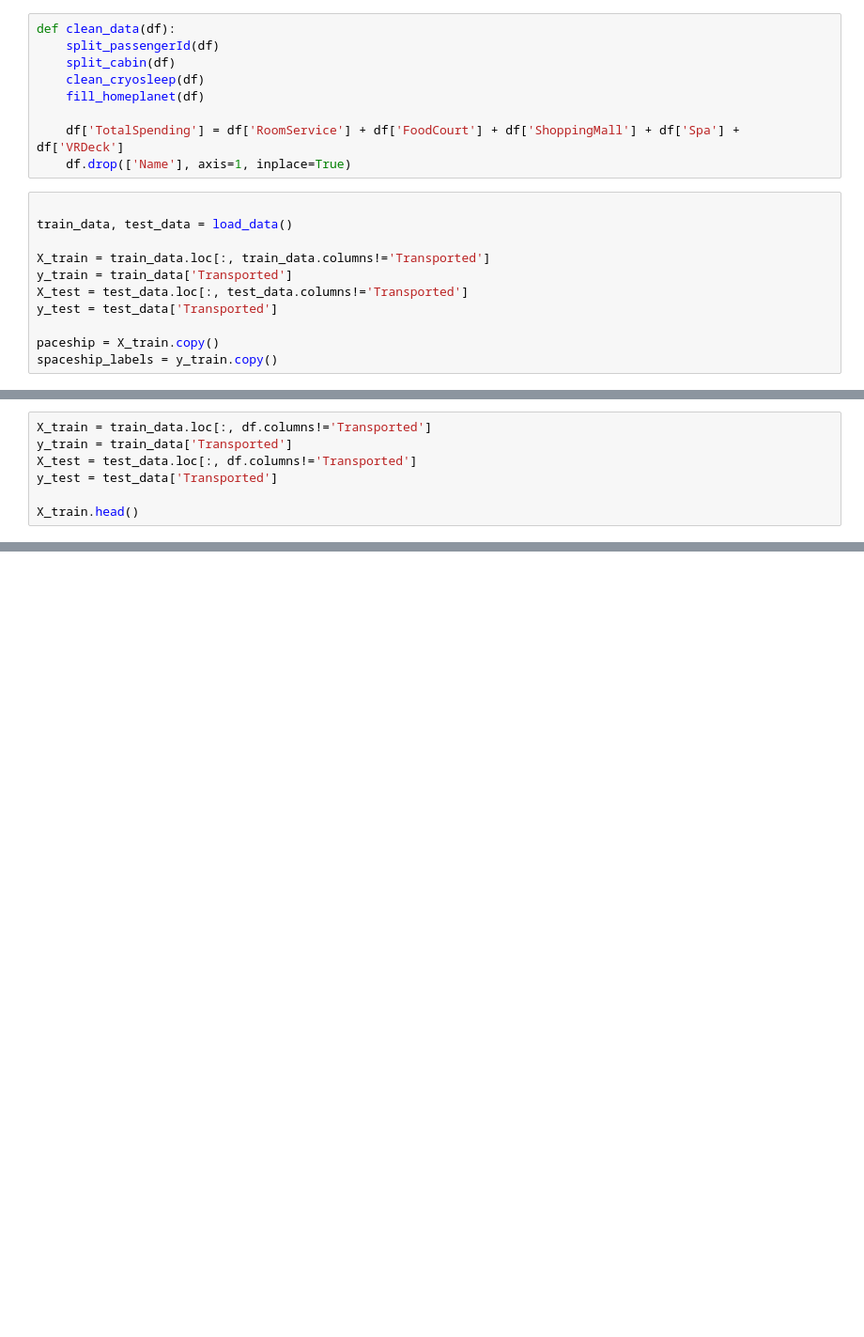
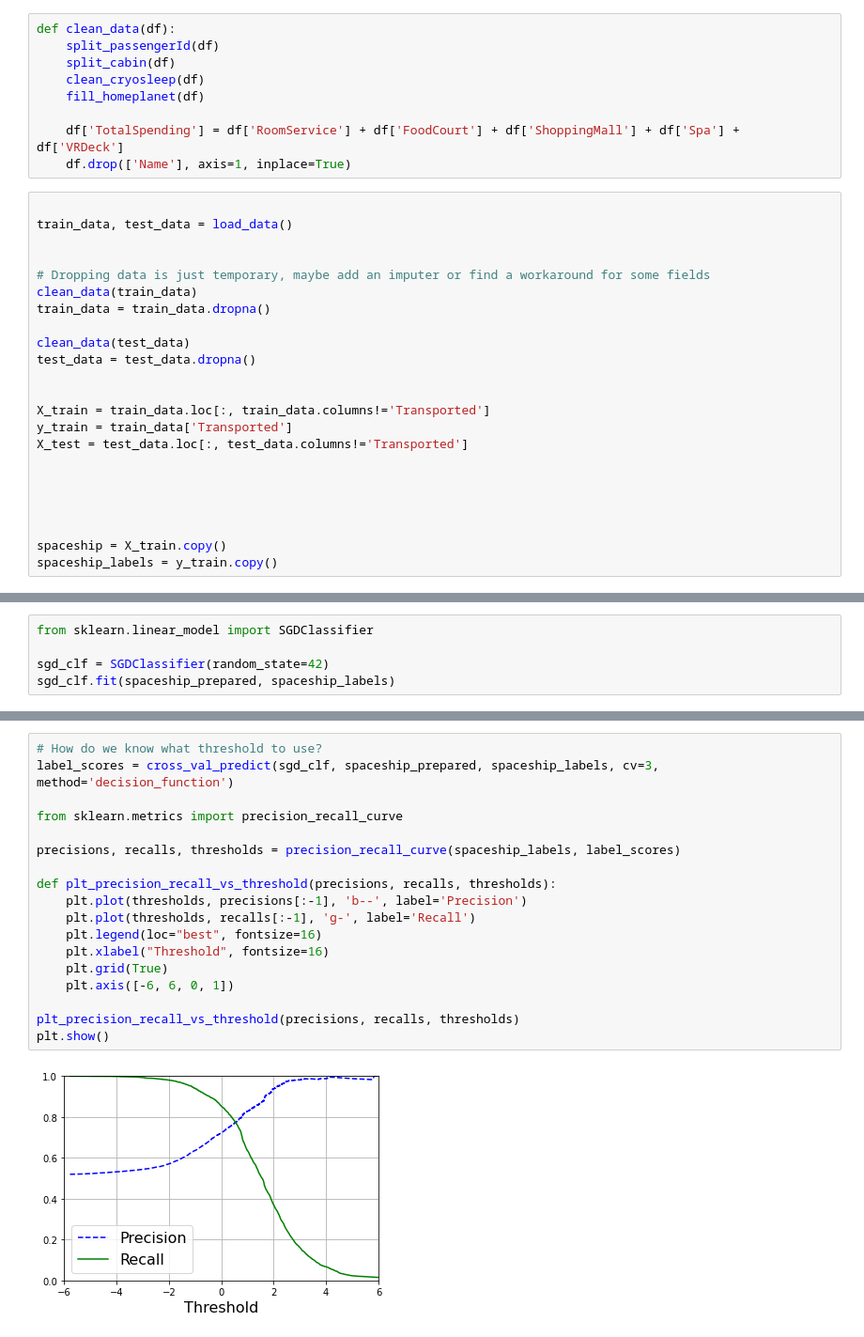
Before and after one commit to ZaneChodaniecky/Projects, a Jupyter notebook: Spaceship Titanic.ipynb, the cells around one changed output, grey strips where cells are left out. Shown at 94% size. Drawn from its saved outputs; the diff is of its cells as text; blank space fills up the shorter version.

```diff
--- a/Spaceship Titanic.ipynb
+++ b/Spaceship Titanic.ipynb
@@ -51,10 +51,22 @@ def clean_data(df):
 
 train_data, test_data = load_data()
 
+
+# Dropping data is just temporary, maybe add an imputer or find a workaround for some fields
+clean_data(train_data)
+train_data = train_data.dropna()
+
+clean_data(test_data)
+test_data = test_data.dropna()
+
+
 X_train = train_data.loc[:, train_data.columns!='Transported']
 y_train = train_data['Transported']
 X_test = test_data.loc[:, test_data.columns!='Transported']
-y_test = test_data['Transported']
 
-paceship = X_train.copy()
+
+
+
+
+spaceship = X_train.copy()
 spaceship_labels = y_train.copy()
@@ -147,7 +157,5 @@ ValueError: Input contains NaN, infinity or a value too large for dtype('float64
 # %%
-X_train = train_data.loc[:, df.columns!='Transported']
-y_train = train_data['Transported']
-X_test = test_data.loc[:, df.columns!='Transported']
-y_test = test_data['Transported']
+from sklearn.linear_model import SGDClassifier
 
-X_train.head()
+sgd_clf = SGDClassifier(random_state=42)
+sgd_clf.fit(spaceship_prepared, spaceship_labels)
@@ -153,0 +215,20 @@ X_train.head()
+# %%
+# How do we know what threshold to use?
+label_scores = cross_val_predict(sgd_clf, spaceship_prepared, spaceship_labels, cv=3, method='decision_function')
+
+from sklearn.metrics import precision_recall_curve
+
+precisions, recalls, thresholds = precision_recall_curve(spaceship_labels, label_scores)
+
+def plt_precision_recall_vs_threshold(precisions, recalls, thresholds):
+    plt.plot(thresholds, precisions[:-1], 'b--', label='Precision')
+    plt.plot(thresholds, recalls[:-1], 'g-', label='Recall')
+    plt.legend(loc="best", fontsize=16)
+    plt.xlabel("Threshold", fontsize=16)
+    plt.grid(True)
+    plt.axis([-6, 6, 0, 1])
+
+plt_precision_recall_vs_threshold(precisions, recalls, thresholds)
+plt.show()
+# %% [output]
+[figure, added]
```
Also changed, not shown: parts of 22 cells of this notebook.
